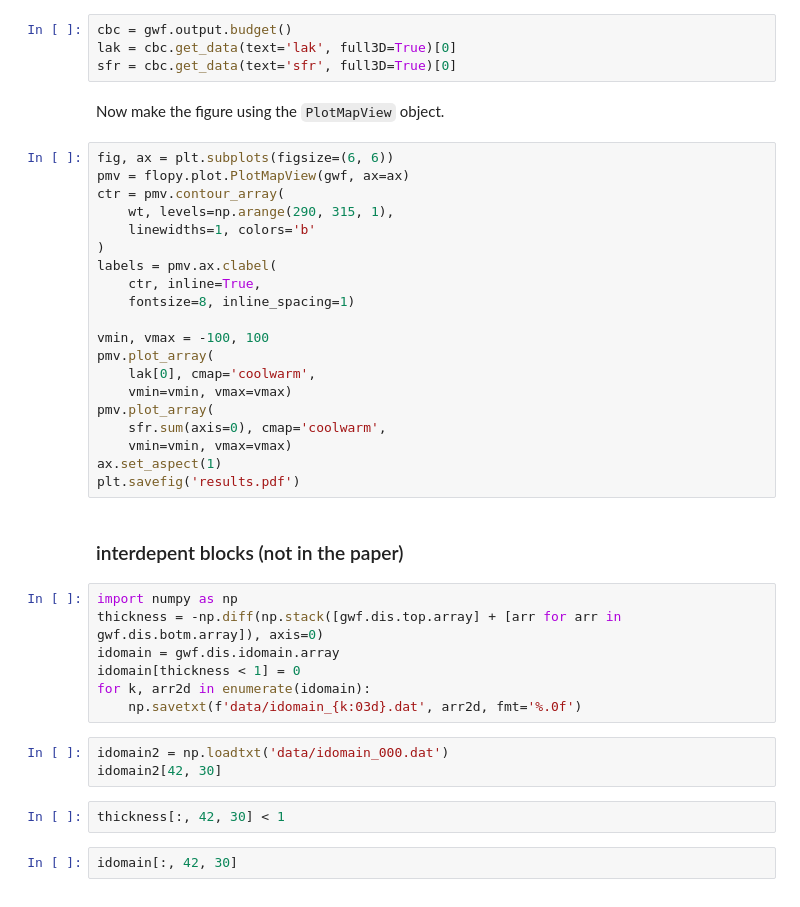
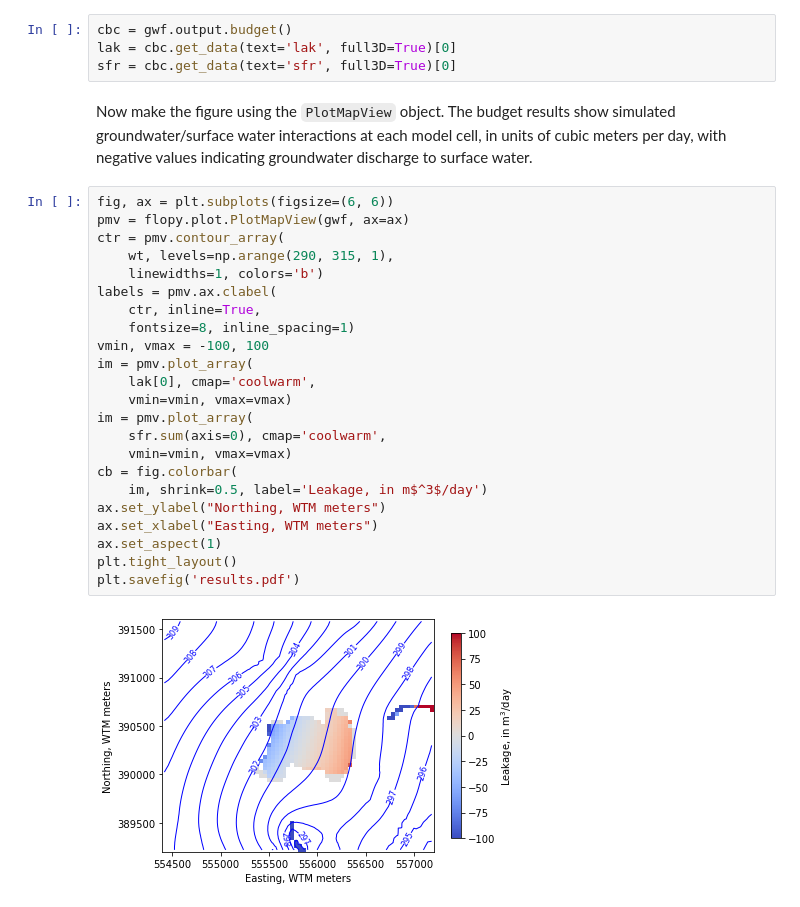
Before and after one commit to DOI-USGS/pleasant-lake-flopy-example, a Jupyter notebook: worked_flopy_example.ipynb, the cells around one changed output. Saved outputs shown, nothing was run; the diff lists cells and outputs as text.

```diff
--- a/worked_flopy_example.ipynb
+++ b/worked_flopy_example.ipynb
@@ -176,40 +225,29 @@ cbc = gwf.output.budget()
 lak = cbc.get_data(text='lak', full3D=True)[0]
 sfr = cbc.get_data(text='sfr', full3D=True)[0]
 # %% [markdown]
-Now make the figure using the ``PlotMapView`` object.
+Now make the figure using the ``PlotMapView`` object. The budget results show simulated groundwater/surface water interactions at each model cell, in units of cubic meters per day, with negative values indicating groundwater discharge to surface water.
 # %%
 fig, ax = plt.subplots(figsize=(6, 6))
 pmv = flopy.plot.PlotMapView(gwf, ax=ax)
 ctr = pmv.contour_array(
     wt, levels=np.arange(290, 315, 1),
-    linewidths=1, colors='b'
-)
+    linewidths=1, colors='b')
 labels = pmv.ax.clabel(
     ctr, inline=True,
     fontsize=8, inline_spacing=1)
-
 vmin, vmax = -100, 100
-pmv.plot_array(
+im = pmv.plot_array(
     lak[0], cmap='coolwarm',
     vmin=vmin, vmax=vmax)
-pmv.plot_array(
+im = pmv.plot_array(
     sfr.sum(axis=0), cmap='coolwarm',
     vmin=vmin, vmax=vmax)
+cb = fig.colorbar(
+    im, shrink=0.5, label='Leakage, in m$^3$/day')
+ax.set_ylabel("Northing, WTM meters")
+ax.set_xlabel("Easting, WTM meters")
 ax.set_aspect(1)
+plt.tight_layout()
 plt.savefig('results.pdf')
+# %% [output]
+[figure, added]
-# %% [markdown]
-### interdepent blocks (not in the paper)
-# %%
-import numpy as np
-thickness = -np.diff(np.stack([gwf.dis.top.array] + [arr for arr in gwf.dis.botm.array]), axis=0)
-idomain = gwf.dis.idomain.array
-idomain[thickness < 1] = 0
-for k, arr2d in enumerate(idomain):
-    np.savetxt(f'data/idomain_{k:03d}.dat', arr2d, fmt='%.0f')
-# %%
-idomain2 = np.loadtxt('data/idomain_000.dat')
-idomain2[42, 30]
-# %%
-thickness[:, 42, 30] < 1
-# %%
-idomain[:, 42, 30]
```
Also changed, not shown: parts of 8 cells of this notebook, 1 other file.
